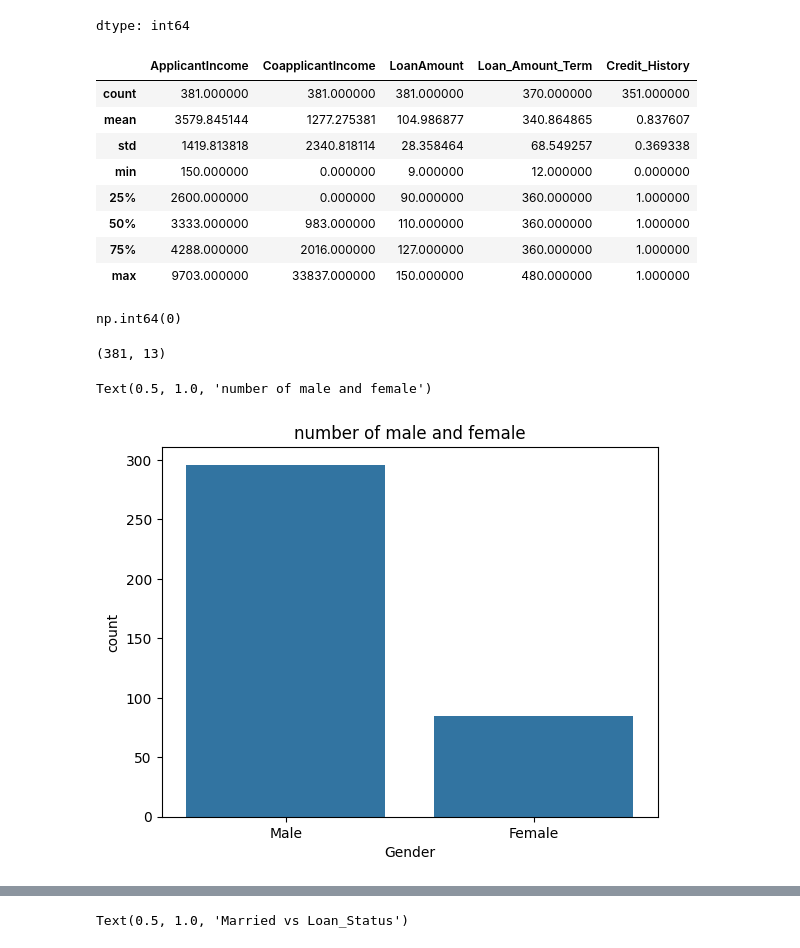
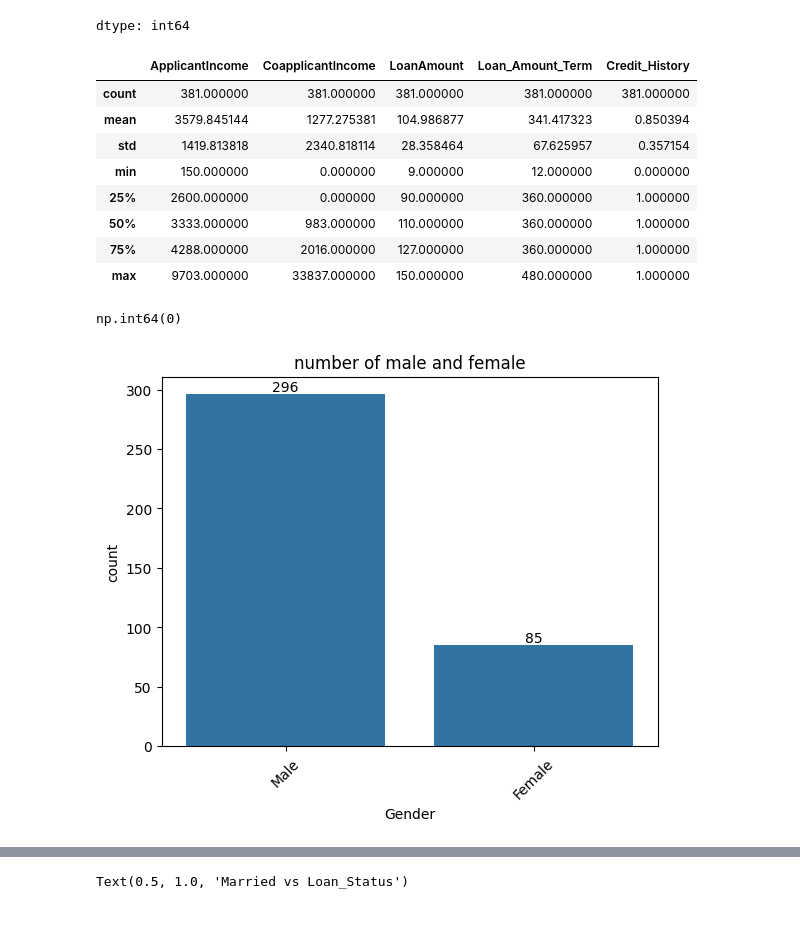
Before and after one commit to fatenmegahed/npro, a Jupyter notebook: loan_status_prediction.ipynb, the cells around one changed output, grey strips where cells are left out. Drawn from its saved outputs; the diff is of its cells as text; code cells hidden in the pictures; blank space fills up the shorter version.

```diff
--- a/loan_status_prediction.ipynb
+++ b/loan_status_prediction.ipynb
@@ -80,3 +78,5 @@ dtype: int64
+# %%
+df=df.fillna(df.mode().iloc[0])
 # %%
 df.shape
 # %% [output]
@@ -127,9 +123,9 @@ dtype: int64
 df.describe()
 # %% [output]
 |  | ApplicantIncome | CoapplicantIncome | LoanAmount | Loan_Amount_Term | Credit_History |
-| count | 381.000000 | 381.000000 | 381.000000 | 370.000000 | 351.000000 |
-| mean | 3579.845144 | 1277.275381 | 104.986877 | 340.864865 | 0.837607 |
-| std | 1419.813818 | 2340.818114 | 28.358464 | 68.549257 | 0.369338 |
+| count | 381.000000 | 381.000000 | 381.000000 | 381.000000 | 381.000000 |
+| mean | 3579.845144 | 1277.275381 | 104.986877 | 341.417323 | 0.850394 |
+| std | 1419.813818 | 2340.818114 | 28.358464 | 67.625957 | 0.357154 |
 | min | 150.000000 | 0.000000 | 9.000000 | 12.000000 | 0.000000 |
 | 25% | 2600.000000 | 0.000000 | 90.000000 | 360.000000 | 1.000000 |
 | 50% | 3333.000000 | 983.000000 | 110.000000 | 360.000000 | 1.000000 |
@@ -139,14 +135,13 @@ df.describe()
 df.duplicated().sum()
 # %% [output]
 np.int64(0)
-# %%
-df.shape
-# %% [output]
-(381, 13)
 # %%
-sns.countplot(data=df,x='Gender')
+ax=sns.countplot(data=df,x='Gender')
+ax.set_xticklabels(ax.get_xticklabels(),rotation=45)
+for i in ax.containers:
+  ax.bar_label(i)
 plt.title('number of male and female')
+plt.show()
 # %% [output]
-Text(0.5, 1.0, 'number of male and female')
-[figure, old version]
+[figure, new version]
 # %%
```
Also changed, not shown: parts of 8 cells of this notebook.
